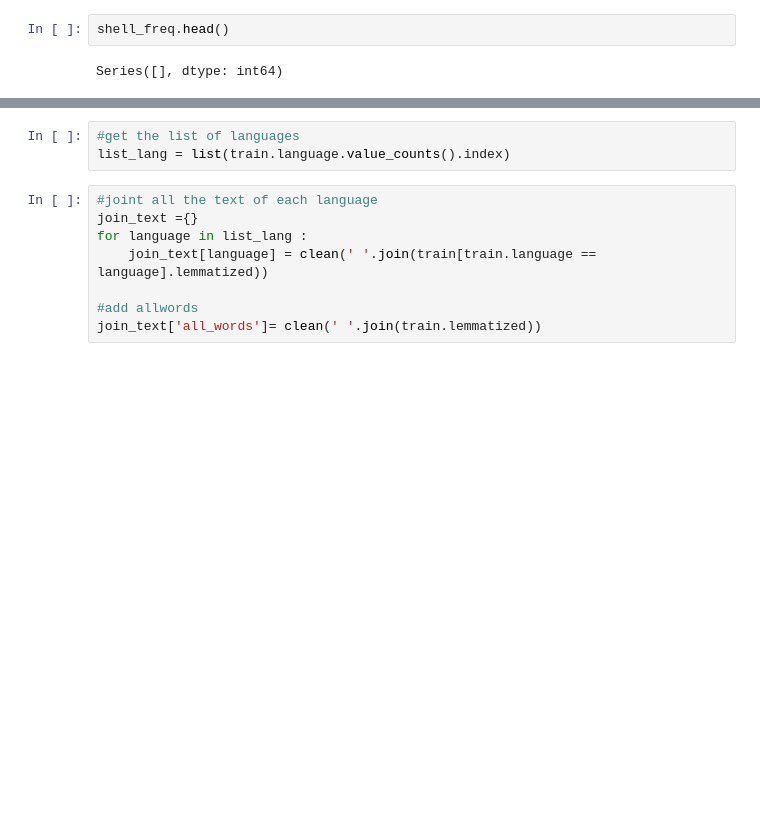
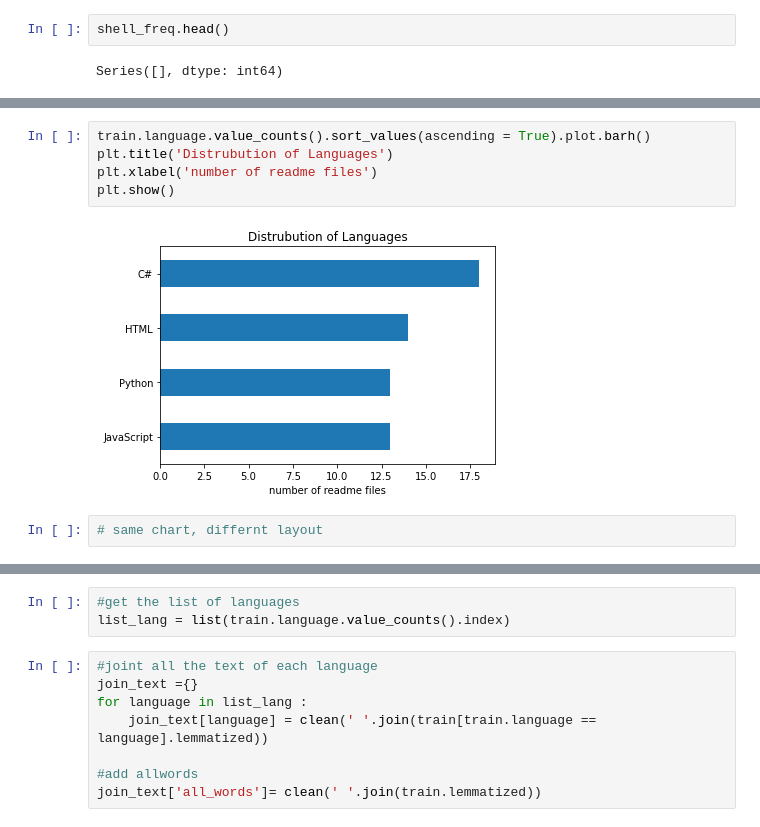
Before and after one commit to codeup-germain/github-code-composition, a Jupyter notebook: curtis-draft.ipynb, the cells around one changed output, grey strips where cells are left out. Saved outputs shown, nothing was run; the diff lists cells and outputs as text; blank space fills up the shorter version.

```diff
--- a/curtis-draft.ipynb
+++ b/curtis-draft.ipynb
@@ -216,2 +243,11 @@ Series([], dtype: int64)
+# %%
+train.language.value_counts().sort_values(ascending = True).plot.barh()
+plt.title('Distrubution of Languages')
+plt.xlabel('number of readme files')
+plt.show()
+# %% [output]
+[figure, added]
+# %%
+# same chart, differnt layout
 # %%
 train.language.value_counts().plot.bar()
```
Also changed, not shown: parts of 25 cells of this notebook.
